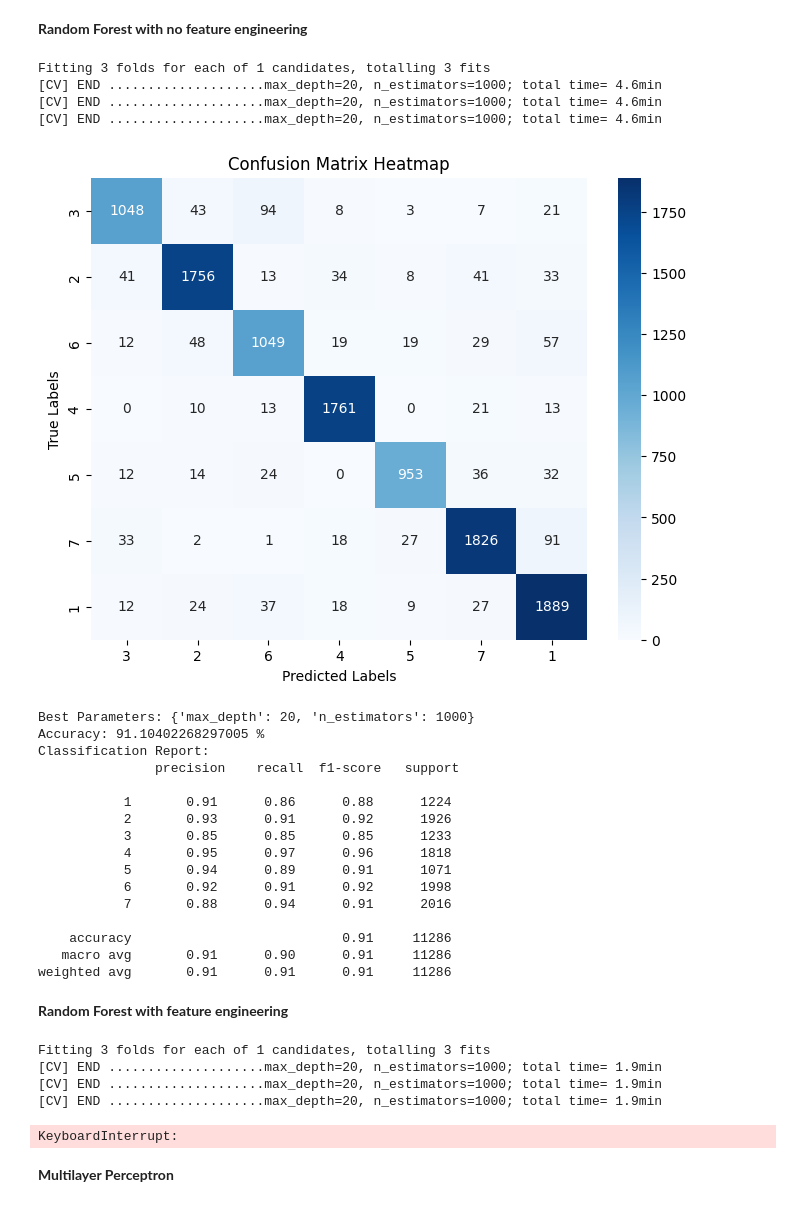
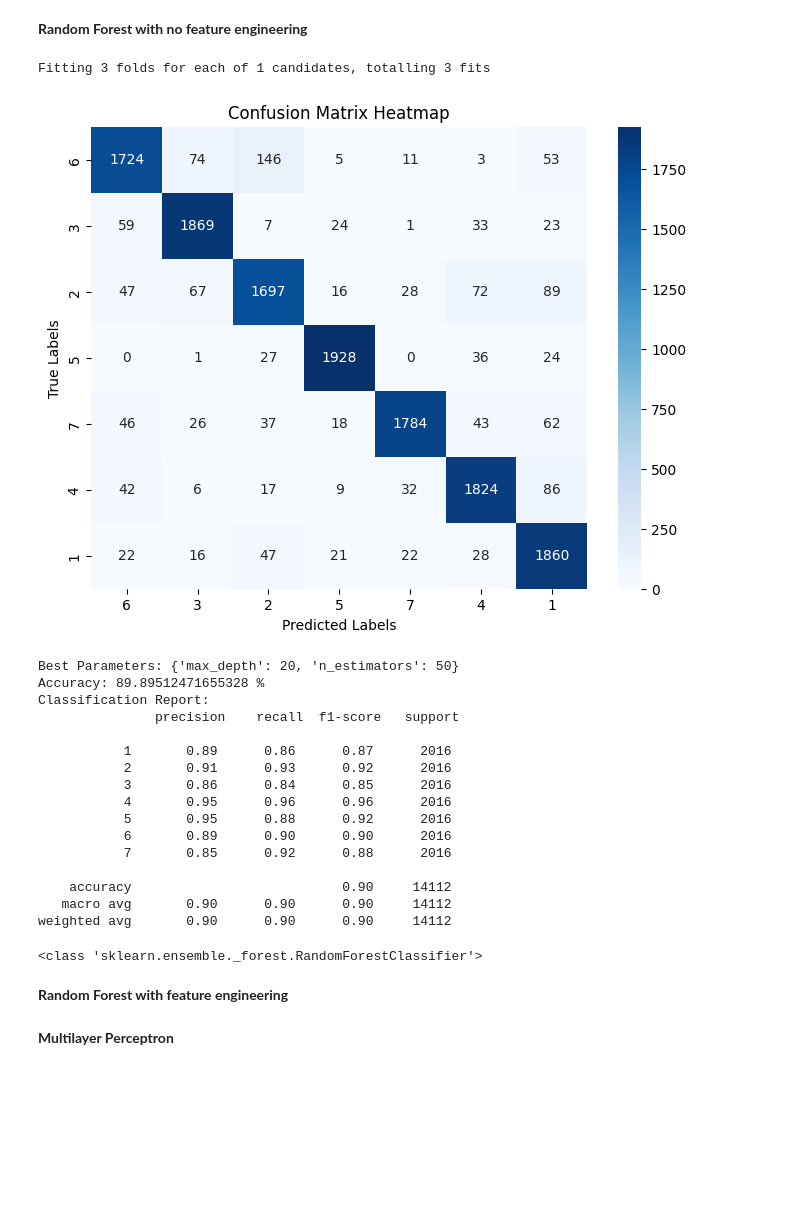
Before and after one commit to yasinetawfeek/GymBro, a Jupyter notebook: AI/app/muscle_group_classifer_notebook.ipynb, the cells around one changed output. Cells and saved outputs as stored; diff of their text form; code cells hidden in the pictures; blank space fills up the shorter version.

```diff
--- a/AI/app/muscle_group_classifer_notebook.ipynb
+++ b/AI/app/muscle_group_classifer_notebook.ipynb
@@ -131,10 +128,8 @@ def Return_X_y(dataframe,columns_to_delete):
 # %%
 features_to_split=['left_shoulder',
        'right_shoulder', 'left_elbow', 'right_elbow', 'left_wrist',
-       'right_wrist', 'left_pinky', 'right_pinky', 'left_index', 'right_index',
-       'left_thumb', 'right_thumb', 'left_hip', 'right_hip', 'left_knee',
-       'right_knee', 'left_ankle', 'right_ankle', 'left_heel', 'right_heel',
-       'left_foot_index', 'right_foot_index']
+       'right_wrist', 'left_hip', 'right_hip', 'left_knee',
+       'right_knee', 'left_ankle', 'right_ankle']
 
 training_dataset_preprocessed=Preprocess_data(training_dataset,features_to_split)
 X_train, y_train = Return_X_y(training_dataset_preprocessed,['label','muscle group','image','Unnamed: 0'])
@@ -142,3 +137,7 @@ X_train, y_train = Return_X_y(training_dataset_preprocessed,['label','muscle gro
 
 testing_dataset_preprocessed=Preprocess_data(testing_dataset,features_to_split)
 X_test, y_test = Return_X_y(testing_dataset_preprocessed,['label','muscle group','image','Unnamed: 0'])
+# %%
+smote = SMOTE(random_state=42)
+X_train, y_train = smote.fit_resample(X_train, y_train)
+X_test, y_test = smote.fit_resample(X_test, y_test)
@@ -305,11 +300,12 @@ def train_model(model,param_grid,X_train,y_train,X_test,y_test):
     print("Best Parameters:", grid_search.best_params_)
     print("Accuracy:", (accuracy*100),"%")
     print("Classification Report:\n", report)
+    return grid_search.best_estimator_
 # %% [markdown]
 **Random Forest**
 # %%
 param_grid = {
-    'n_estimators': [1000],
+    'n_estimators': [50],
     'max_depth': [20],
     # 'min_samples_split': [2, 5, 10],
     # 'min_samples_leaf': [1, 2, 4],
@@ -319,26 +315,29 @@ param_grid = {
 **Random Forest with no feature engineering**
 # %%
 random_tree_model = RandomForestClassifier(random_state=42)
-train_model(random_tree_model,param_grid,X_train,y_train,X_test,y_test)
+rfc_model = train_model(random_tree_model,param_grid,X_train,y_train,X_test,y_test)
 # %% [output]
 Fitting 3 folds for each of 1 candidates, totalling 3 fits
-[CV] END ....................max_depth=20, n_estimators=1000; total time= 4.6min
-[CV] END ....................max_depth=20, n_estimators=1000; total time= 4.6min
-[CV] END ....................max_depth=20, n_estimators=1000; total time= 4.6min
-[figure, old version]
+[figure, new version]
-Best Parameters: {'max_depth': 20, 'n_estimators': 1000}
-Accuracy: 91.10402268297005 %
+Best Parameters: {'max_depth': 20, 'n_estimators': 50}
+Accuracy: 89.89512471655328 %
 Classification Report:
                precision    recall  f1-score   support
 
-           1       0.91      0.86      0.88      1224
-           2       0.93      0.91      0.92      1926
-           3       0.85      0.85      0.85      1233
-           4       0.95      0.97      0.96      1818
-           5       0.94      0.89      0.91      1071
-           6       0.92      0.91      0.92      1998
-           7       0.88      0.94      0.91      2016
+           1       0.89      0.86      0.87      2016
+           2       0.91      0.93      0.92      2016
+           3       0.86      0.84      0.85      2016
+           4       0.95      0.96      0.96      2016
+           5       0.95      0.88      0.92      2016
+           6       0.89      0.90      0.90      2016
+           7       0.85      0.92      0.88      2016
 
-    accuracy                           0.91     11286
-   macro avg       0.91      0.90      0.91     11286
-weighted avg       0.91      0.91      0.91     11286
+    accuracy                           0.90     14112
+   macro avg       0.90      0.90      0.90     14112
+weighted avg       0.90      0.90      0.90     14112
+# %%
+with open("H:\\DesD_AI_pathway\\AI\\data\\models\\rfc_muscle_group_classifier.pkl", 'wb') as f:
+    print(type(rfc_model))
+    pickle.dump(rfc_model, f)
+# %% [output]
+<class 'sklearn.ensemble._forest.RandomForestClassifier'>
@@ -345,10 +347,4 @@ weighted avg       0.91      0.91      0.91     11286
 # %% [markdown]
 **Random Forest with feature engineering**
 # %%
-train_model(random_tree_model,param_grid,X_train_feature_eng,y_train,X_test_feature_eng,y_test)
+rfc_feat_eng_model = train_model(random_tree_model,param_grid,X_train_feature_eng,y_train,X_test_feature_eng,y_test)
-# %% [output]
-Fitting 3 folds for each of 1 candidates, totalling 3 fits
-[CV] END ....................max_depth=20, n_estimators=1000; total time= 1.9min
-[CV] END ....................max_depth=20, n_estimators=1000; total time= 1.9min
-[CV] END ....................max_depth=20, n_estimators=1000; total time= 1.9min
-KeyboardInterrupt:
```
Also changed, not shown: parts of 30 cells of this notebook, 6 other files.
